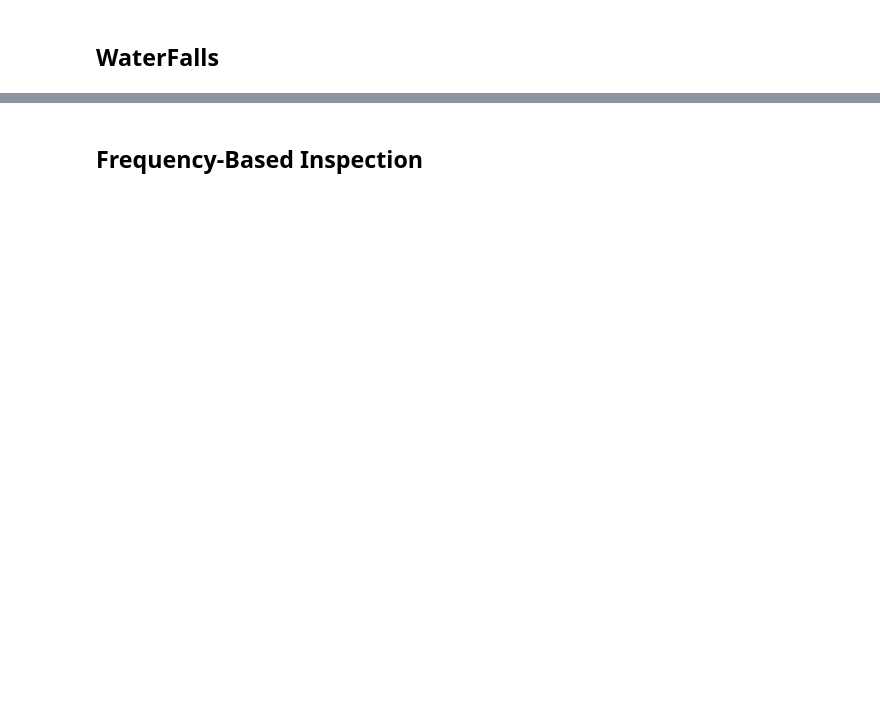
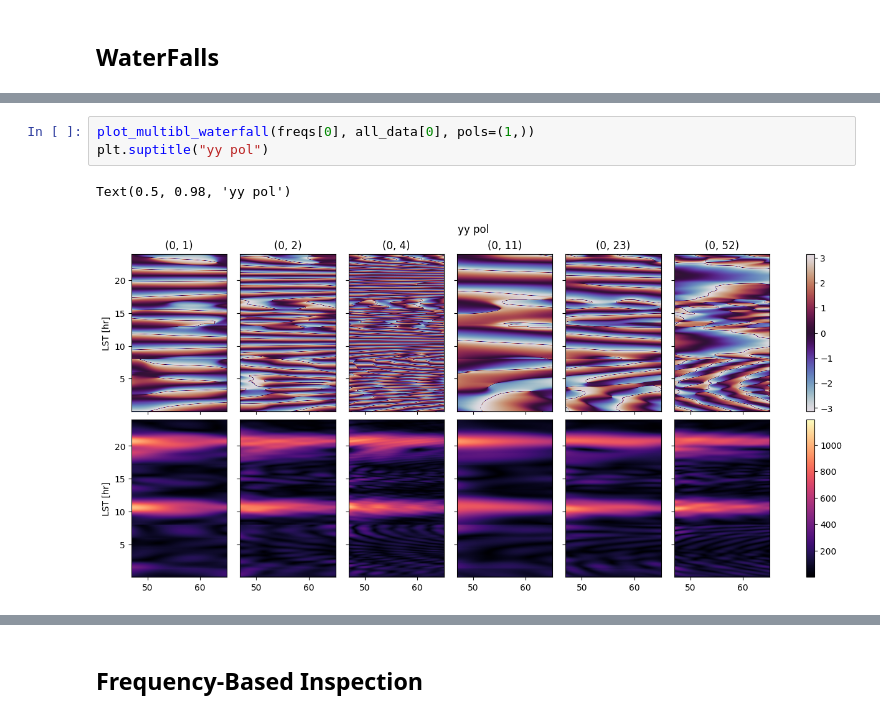
Before and after one commit to RajorshiSChandra/validation-sim, a Jupyter notebook: notebooks/inspect-ptsrc.ipynb, the cells around one changed output, grey strips where cells are left out. Drawn from its saved outputs; the diff is of its cells as text; blank space fills up the shorter version.

```diff
--- a/notebooks/inspect-ptsrc.ipynb
+++ b/notebooks/inspect-ptsrc.ipynb
@@ -84,0 +119,6 @@ Text(1, 0.9, 'yy amp')
+# %%
+plot_multibl_waterfall(freqs[0], all_data[0], pols=(1,))
+plt.suptitle("yy pol")
+# %% [output]
+Text(0.5, 0.98, 'yy pol')
+[figure, added]
```
Also changed, not shown: parts of 58 cells of this notebook, 33 other files.
